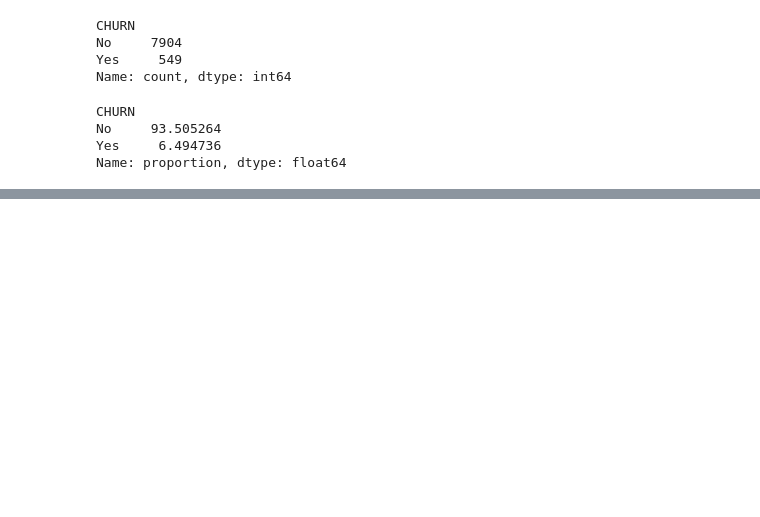
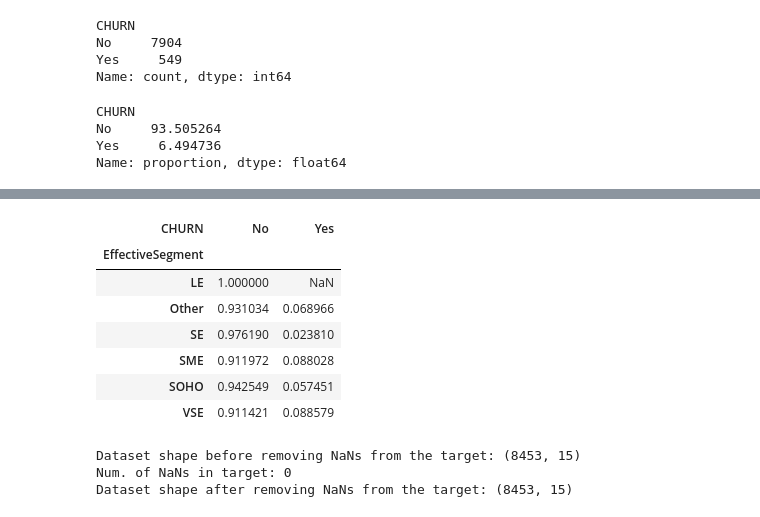
Before and after one commit to malikissa/telco-churn, a Jupyter notebook: notebooks/01_eda.ipynb, the cells around one changed output, grey strips where cells are left out. Saved outputs shown, nothing was run; the diff lists cells and outputs as text; code cells hidden in the pictures; blank space fills up the shorter version.

```diff
--- a/notebooks/01_eda.ipynb
+++ b/notebooks/01_eda.ipynb
@@ -89 +178,28 @@ num_cols, cat_cols
  ['PID', 'CRM_PID_Value_Segment', 'EffectiveSegment', 'KA_name', 'CHURN'])
+# %%
+# churn vs. key features (testing only)
+
+df.groupby("EffectiveSegment")['CHURN'].value_counts(normalize=True).unstack()
+# %% [output]
+| CHURN | No | Yes |
+| EffectiveSegment |  |  |
+| LE | 1.000000 | NaN |
+| Other | 0.931034 | 0.068966 |
+| SE | 0.976190 | 0.023810 |
+| SME | 0.911972 | 0.088028 |
+| SOHO | 0.942549 | 0.057451 |
+| VSE | 0.911421 | 0.088579 |
+# %%
+# Dataset Cleanup: remove NaNs from target:
+# drop rows where churn (target) is missing
+print(f"Dataset shape before removing NaNs from the target: {df.shape}")
+# count the NaNs in the target before removal
+target_nans = df["CHURN"].isna().sum()
+print(f"Num. of NaNs in target: {target_nans}")
+# drop NaNs from target
+df = df.dropna(subset=["CHURN"])
+print(f"Dataset shape after removing NaNs from the target: {df.shape}")
+# %% [output]
+Dataset shape before removing NaNs from the target: (8453, 15)
+Num. of NaNs in target: 0
+Dataset shape after removing NaNs from the target: (8453, 15)
```
Also changed, not shown: parts of 15 cells of this notebook, 2 other files.
